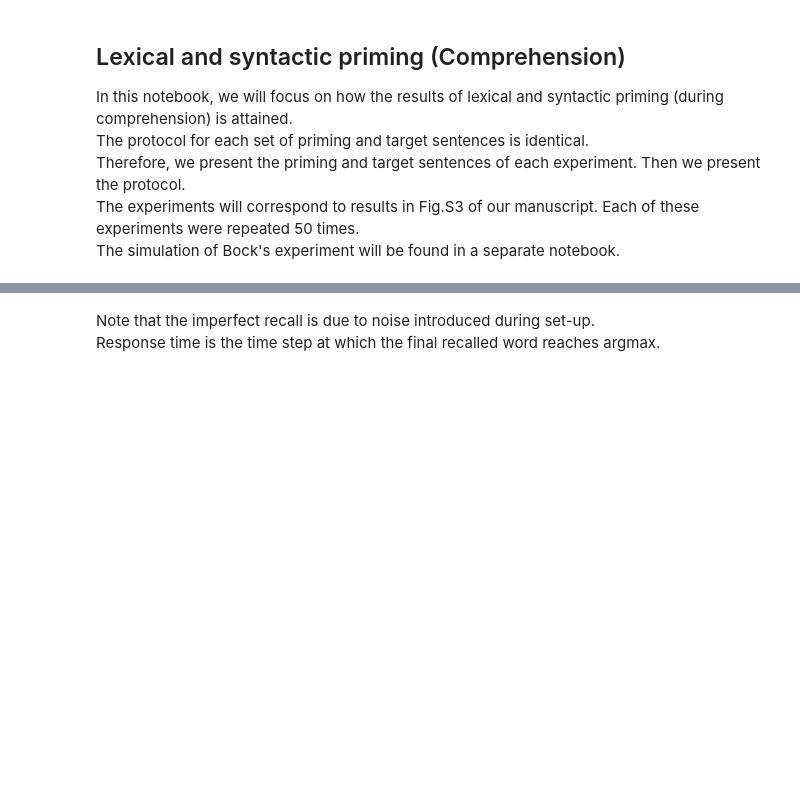
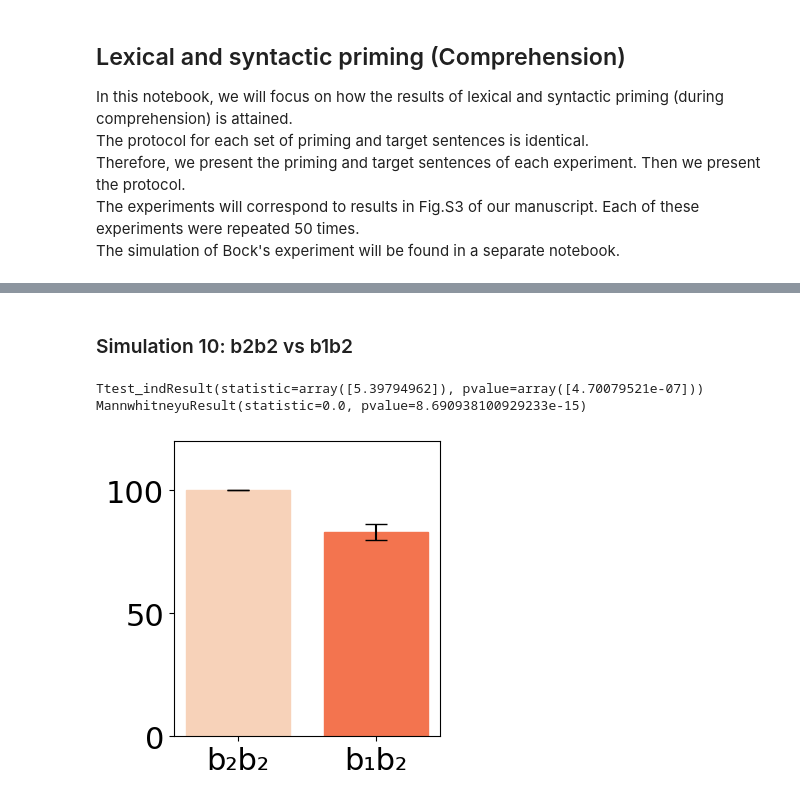
Before and after one commit to linsun2020/Syntactic_WM, a Jupyter notebook: Priming.ipynb, the cells around one changed output, grey strips where cells are left out. Saved outputs shown, nothing was run; the diff lists cells and outputs as text; code cells hidden in the pictures; blank space fills up the shorter version.

```diff
--- a/Priming.ipynb
+++ b/Priming.ipynb
@@ -166,13 +93,0 @@ Number of recorded time steps:  221
-# %%
-# building the target sentence
-no_periods = 1 # target sentence is encoded over 1 epoch
-sentence = []
-for n in range(head): sentence.append(cjn.in_in())
-for n in range(num_steps): sentence.append(cjn.in_in(word=8))
-for n in range(num_steps): sentence.append(cjn.in_in(word=9))
-for n in range(num_steps): sentence.append(cjn.in_in(word=10))
-for n in range(num_steps): sentence.append(cjn.in_in(word=11))
-for n in range(tail): sentence.append(cjn.in_in())
-
-# encoding the target sentence by re-using the above network
-role_neuron_dict, cc_connection_dict, word_neuron_dict, cf_connection_dict, WM_ori, cc_conn_hx, c_act_hx, cf_conn_hx, f_act_hx, cc_long_weights_hx, wc_long_weights_hx, morph_act_hx, wm_conn_hx = cjn.run_model(model=WM_ori, time_steps=len(sentence)*no_periods, sentence=sentence)
@@ -212,3 +94,2 @@ The response time is:
-# %% [markdown]
-Note that the imperfect recall is due to noise introduced during set-up. <br>
-Response time is the time step at which the final recalled word reaches argmax.
+# %% [markdown]
+### Simulation 10: b2b2 vs b1b2
@@ -214,0 +304,40 @@ Response time is the time step at which the final recalled word reaches argmax.
+# %%
+print(stats.ttest_ind(collect_acc_1,collect_acc_2))
+print(stats.mannwhitneyu(response_time_1,response_time_2))
+# %% [output]
+Ttest_indResult(statistic=array([5.39794962]), pvalue=array([4.70079521e-07]))
+MannwhitneyuResult(statistic=0.0, pvalue=8.690938100929233e-15)
+# %%
+import matplotlib.pyplot as plt
+
+bar_width = 0.75
+SUB = str.maketrans("0123456789", "₀₁₂₃₄₅₆₇₈₉")
+lab = ['b2b2','b1b2']
+lab = [lab[n].translate(SUB) for n in range(2)]
+
+data = {lab[0]:collect_acc_1.mean()*100/4, lab[1]:float(collect_acc_2.mean()*100/4)}
+xx = list(data.keys())
+yy = list(data.values())
+
+error = [float(stats.sem(collect_acc_1)[0]*100/4),float(stats.sem(collect_acc_2)[0]*100/4)]
+
+font_size = 22
+
+plt.rc('font', size=font_size)
+
+fig, ax = plt.subplots(figsize=(4, 4))
+
+alp = 1
+
+barlist = plt.bar(xx,yy,yerr=error,align='center',ecolor='black',capsize=8,width=bar_width)
+barlist[0].set_color('#f7d2b9')
+barlist[1].set_color('#f3744f')
+
+ax.set_ylim([0,120])
+
+plt.tight_layout()
+plt.savefig('retrieving.png',transparent = True)
+
+plt.show()
+# %% [output]
+[figure, added]
```
Also changed, not shown: parts of 48 cells of this notebook.
